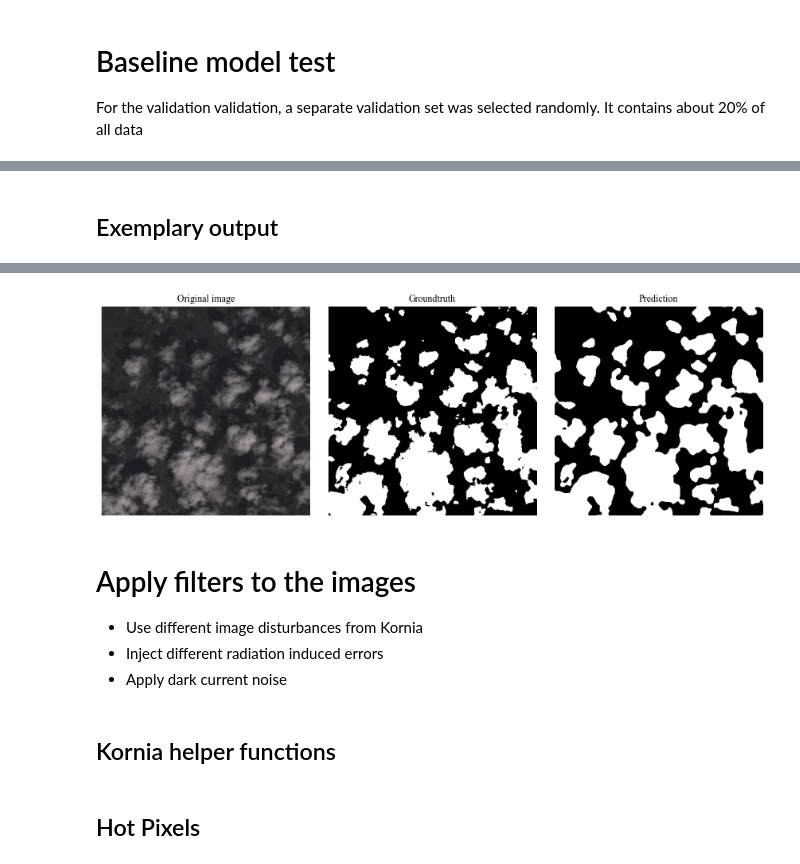
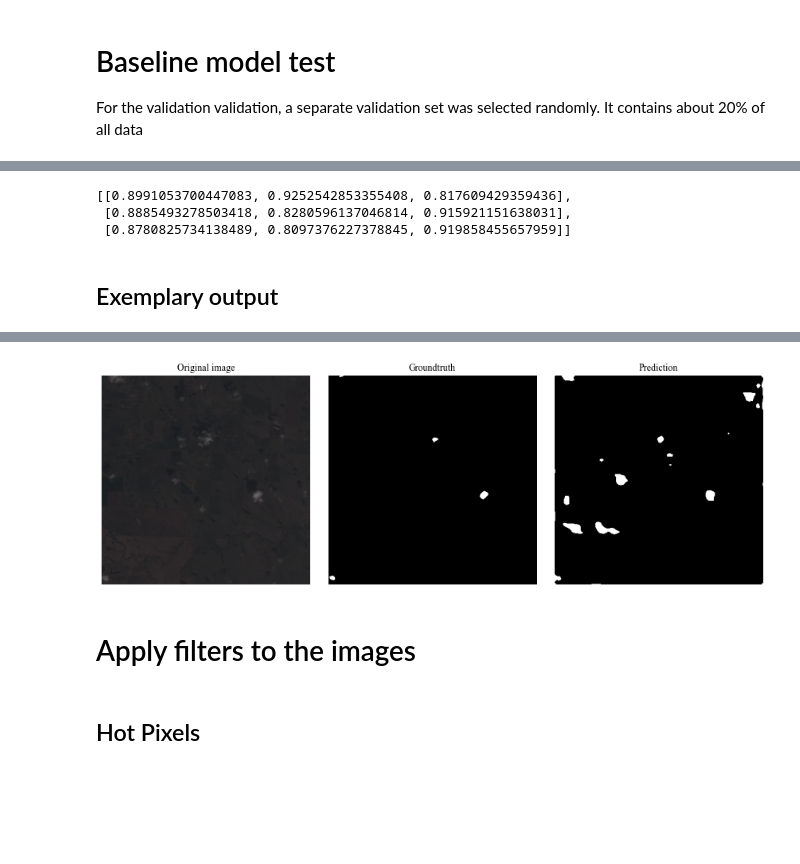
Before and after one commit to langekevin/mlspace_robustness, a Jupyter notebook: fault_injection.ipynb, the cells around one changed output, grey strips where cells are left out. Cells and saved outputs as stored; diff of their text form; code cells hidden in the pictures; blank space fills up the shorter version.

```diff
--- a/fault_injection.ipynb
+++ b/fault_injection.ipynb
@@ -70,0 +31,2 @@ plt.show()
+# %%
+model.compile(optimizer='adam', loss='binary_crossentropy', metrics=['accuracy', precision, recall])
@@ -134,0 +70,33 @@ plt.show()
+# %%
+def get_batch(data):
+    n_batches = np.ceil(len(data) / 8)
+    counter = 0
+    while True:
+        imgs = data[8 * counter:8 * (counter + 1)]
+        yield (np.array([f[0] for f in imgs]), np.array([f[1] for f in imgs]))
+        counter += 1
+        if counter == n_batches:
+            counter = 0
+
+train_results = []
+validation_results = []
+robustness_results = []
+
+for weights in MODEL_WEIGHTS:
+    print("Starting with weights:", weights)
+    model.load_weights(weights)
+
+    # Evaluate on training data
+    generator = get_batch(training_image_names)
+    result = model.evaluate(generator, steps=int(np.ceil(len(training_image_names) / 8)))
+    train_results.append([result[1], result[2], result[3]])
+
+    # Evaluate on validation data
+    generator = get_batch(validation_files)
+    result = model.evaluate(generator, steps=int(np.ceil(len(validation_files) / 8)))
+    validation_results.append([result[1], result[2], result[3]])
+
+    # Evaluate on robustness data
+    generator = get_batch(robustness_files)
+    result = model.evaluate(generator, steps=int(np.ceil(len(robustness_files) / 8)))
+    robustness_results.append([result[1], result[2], result[3]])
@@ -135,20 +110,26 @@ plt.show()
+# %%
+validation_results
+# %% [output]
+[[0.8991053700447083, 0.9252542853355408, 0.817609429359436],
+ [0.8885493278503418, 0.8280596137046814, 0.915921151638031],
+ [0.8780825734138489, 0.8097376227378845, 0.919858455657959]]
 # %% [markdown]
 ## Exemplary output
 # %%
-model.load_weights(MODEL_WEIGHTS[5])
-img_idx = 2
+model.load_weights(MODEL_WEIGHTS[0])
 
-img = files[img_idx][0].astype(np.float32)
+img = robustness_files[27][0].astype(np.float32)
+msk = robustness_files[27][1]
 img = img.reshape((1, 384, 384, 4))
 prediction = model.predict(img)
 
 fig, axes = plt.subplots(1, 3, figsize=(12, 4))
 
-axes[0].imshow(files[img_idx][0][:, :, :3])  # Change the colormap as needed
+axes[0].imshow(img[0, :, :, :3])
 axes[0].set_title('Original image')
 axes[0].axis('off')
 
-axes[1].imshow(files[img_idx][1], cmap='gray')  # Change the colormap as needed
+axes[1].imshow(msk, cmap='gray')
 axes[1].set_title('Groundtruth')
 axes[1].axis('off')
 
@@ -163,8 +146 @@ plt.show()
-[figure, old version]
+[figure, new version]
-# %% [markdown]
-# Apply filters to the images
-- Use different image disturbances from Kornia
-- Inject different radiation induced errors
-- Apply dark current noise
-# %% [markdown]
-## Kornia helper functions
@@ -183,3 +147,5 @@ def make_image(tensor):
+# %% [markdown]
+# Apply filters to the images
 # %% [markdown]
 ## Hot Pixels
 # %%
```
Also changed, not shown: parts of 47 cells of this notebook.
